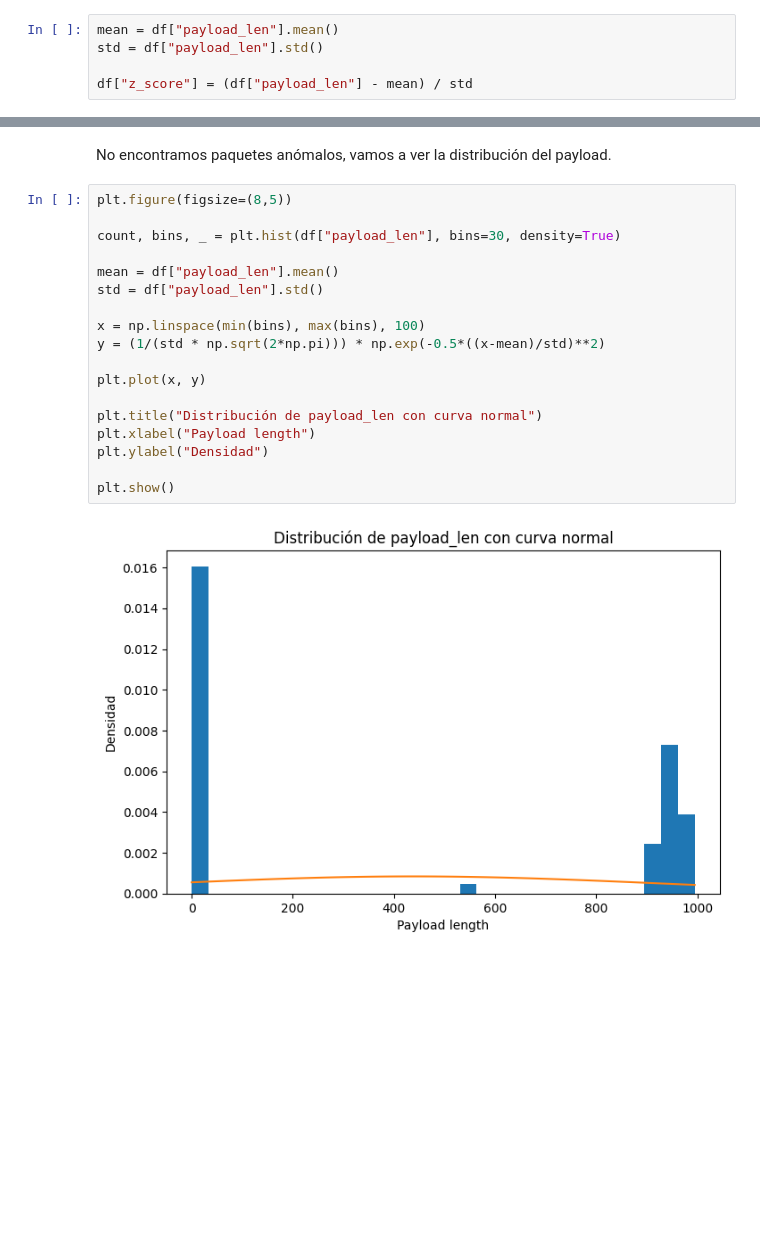
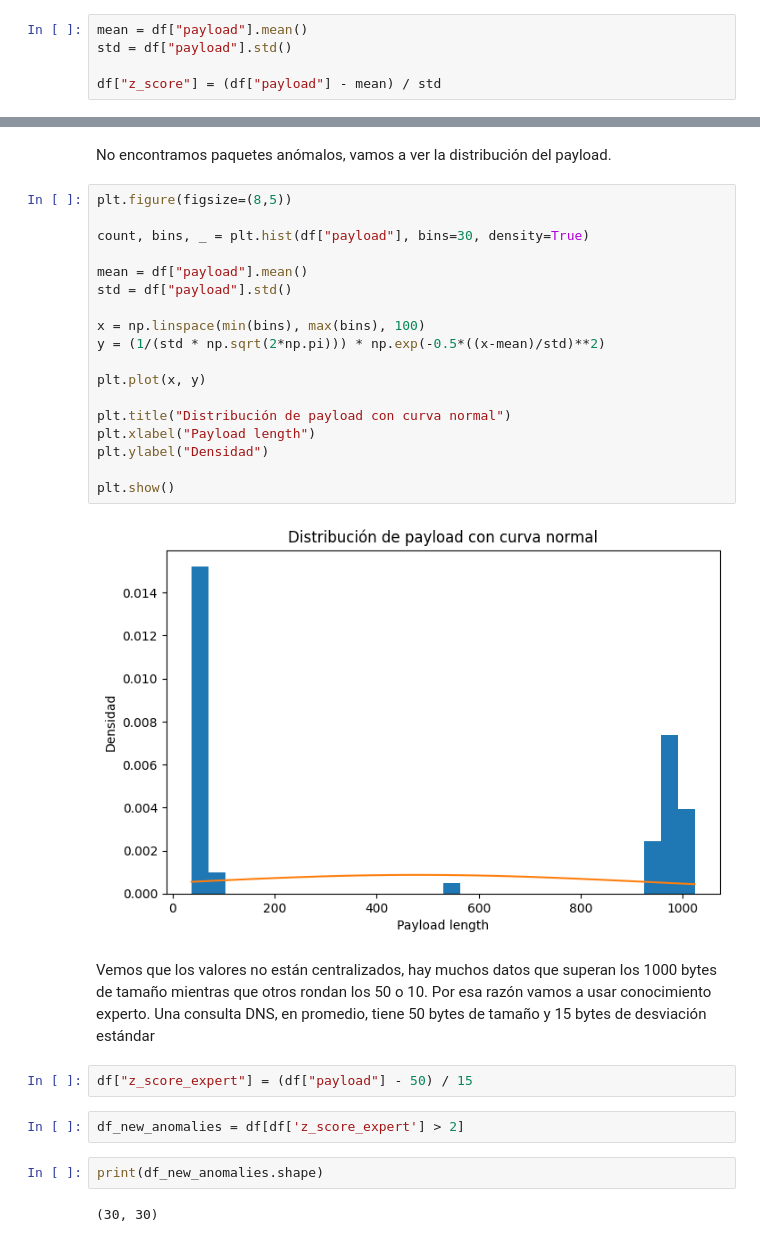
Before and after one commit to PedroPabloGuzmanMayen/Lab5_SDS, a Jupyter notebook: src/lab5.ipynb, the cells around one changed output, grey strips where cells are left out. Cells and saved outputs as stored; diff of their text form; blank space fills up the shorter version.

```diff
--- a/src/lab5.ipynb
+++ b/src/lab5.ipynb
@@ -161,10 +190,10 @@ El puerto 53 es el que usa DNS, los otros puertos no se usan de forma frecuente
 # %% [markdown]
 Ahora vamos a analizar el z-score de los paquetes capturados
 # %%
-mean = df["payload_len"].mean()
-std = df["payload_len"].std()
+mean = df["payload"].mean()
+std = df["payload"].std()
 
-df["z_score"] = (df["payload_len"] - mean) / std
+df["z_score"] = (df["payload"] - mean) / std
 # %%
 df.head()
 # %% [output]
@@ -186,20 +216,30 @@ No encontramos paquetes anómalos, vamos a ver la distribución del payload.
 # %%
 plt.figure(figsize=(8,5))
 
-count, bins, _ = plt.hist(df["payload_len"], bins=30, density=True)
+count, bins, _ = plt.hist(df["payload"], bins=30, density=True)
 
-mean = df["payload_len"].mean()
-std = df["payload_len"].std()
+mean = df["payload"].mean()
+std = df["payload"].std()
 
 x = np.linspace(min(bins), max(bins), 100)
 y = (1/(std * np.sqrt(2*np.pi))) * np.exp(-0.5*((x-mean)/std)**2)
 
 plt.plot(x, y)
 
-plt.title("Distribución de payload_len con curva normal")
+plt.title("Distribución de payload con curva normal")
 plt.xlabel("Payload length")
 plt.ylabel("Densidad")
 
 plt.show()
 # %% [output]
-[figure, old version]
+[figure, new version]
+# %% [markdown]
+Vemos que los valores no están centralizados, hay muchos datos que superan los 1000 bytes de tamaño mientras que otros rondan los 50 o 10. Por esa razón vamos a usar conocimiento experto. Una consulta DNS, en promedio,  tiene 50 bytes de tamaño y 15 bytes de desviación estándar
+# %%
+df["z_score_expert"] = (df["payload"] - 50) / 15
+# %%
+df_new_anomalies = df[df['z_score_expert'] > 2]
+# %%
+print(df_new_anomalies.shape)
+# %% [output]
+(30, 30)
```
Also changed, not shown: parts of 62 cells of this notebook, 2 other files.
